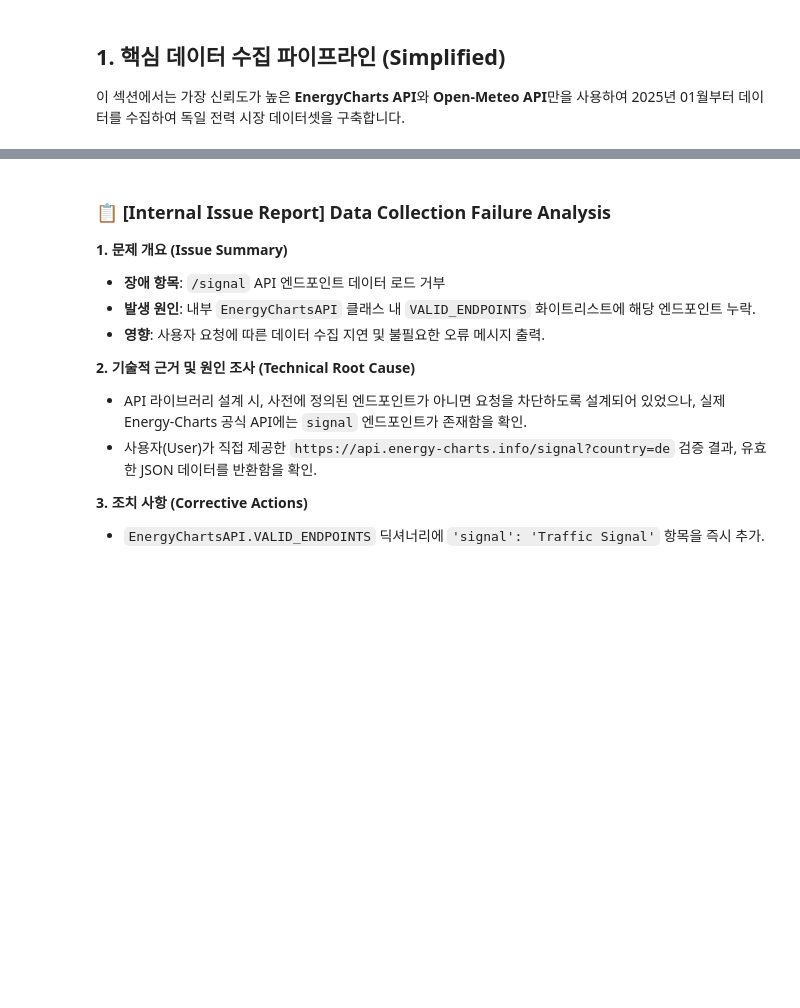
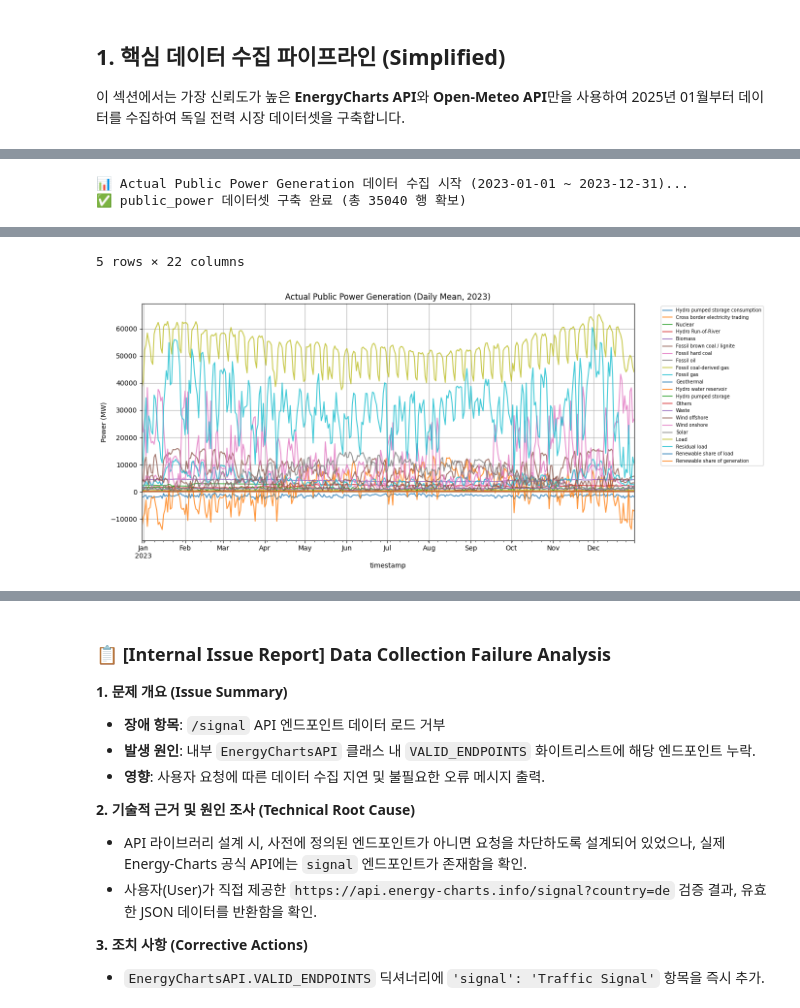
Before and after one commit to Giraffe-Shin/trading, a Jupyter notebook: 독일전력분석.ipynb, the cells around one changed output, grey strips where cells are left out. Drawn from its saved outputs; the diff is of its cells as text; code cells hidden in the pictures; blank space fills up the shorter version.

```diff
--- a/독일전력분석.ipynb
+++ b/독일전력분석.ipynb
@@ -142,0 +65,52 @@ print("\n핵심 데이터 검증 완료. 다른 엔드포인트는 다음 단계
+# %%
+### Public Power (Actual Generation) 데이터 상세 수집 (1년 전체 보정 버전)
+import pandas as pd
+import matplotlib.pyplot as plt
+
+# 1. 설정
+endpoint = 'public_power'
+country_code = 'de'
+
+# 2. 정확한 1년 기간 설정
+# 2023년 1월 1일부터 12월 31일까지 명시적으로 지정합니다.
+start_date = '2023-01-01'
+end_date = '2023-12-31'
+
+print(f"📊 Actual Public Power Generation 데이터 수집 시작 ({start_date} ~ {end_date})... ")
+
+try:
+    # start, end 파라미터를 사용하여 1년치를 확실하게 요청합니다.
+    raw = api.fetch(endpoint=endpoint, country=country_code, start=start_date, end=end_date)
+
+    if raw and 'unix_seconds' in raw:
+        df_public_power = pd.DataFrame({'timestamp': pd.to_datetime(raw['unix_seconds'], unit='s')})
+
+        if 'production_types' in raw:
+            for p_type in raw['production_types']:
+                name = p_type.get('name', 'Unknown')
+                data_vals = p_type.get('data', [])
+                if len(data_vals) == len(df_public_power):
+                    df_public_power[name] = data_vals
+
+        df_public_power = df_public_power.set_index('timestamp')
+        # 타임존 제거 (병합을 위해)
+        df_public_power.index = df_public_power.index.tz_localize(None)
+
+        print(f"✅ {endpoint} 데이터셋 구축 완료 (총 {len(df_public_power)} 행 확보)")
+        display(df_public_power.head())
+
+        # 데이터가 방대하므로 일별 평균으로 시각화
+        df_public_power.resample('D').mean().plot(figsize=(14, 6), grid=True, alpha=0.8)
+        plt.title(f'Actual Public Power Generation (Daily Mean, {start_date[:4]})')
+        plt.ylabel('Power (MW)')
+        plt.legend(bbox_to_anchor=(1.05, 1), loc='upper left', fontsize='x-small')
+        plt.tight_layout()
+        plt.show()
+    else:
+        print("⚠️ 데이터를 가져오지 못했습니다. API 설정을 확인해주세요.")
+
+except Exception as e:
+    print(f"❌ 수집 중 오류 발생: {e}")
+# %% [output]
+📊 Actual Public Power Generation 데이터 수집 시작 (2023-01-01 ~ 2023-12-31)...
+✅ public_power 데이터셋 구축 완료 (총 35040 행 확보)
@@ -143 +124,3 @@ print("\n핵심 데이터 검증 완료. 다른 엔드포인트는 다음 단계
+5 rows × 22 columns
+[figure, added]
 # %%
```
Also changed, not shown: parts of 20 cells of this notebook.
